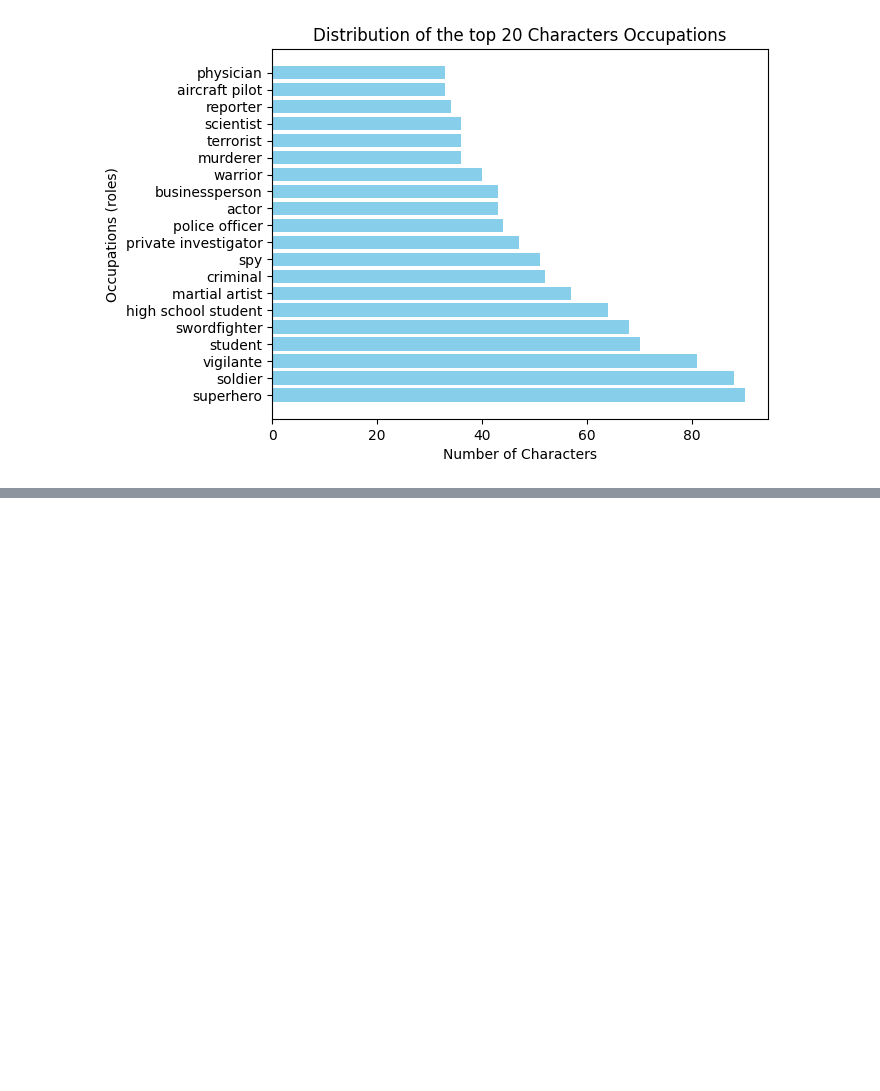
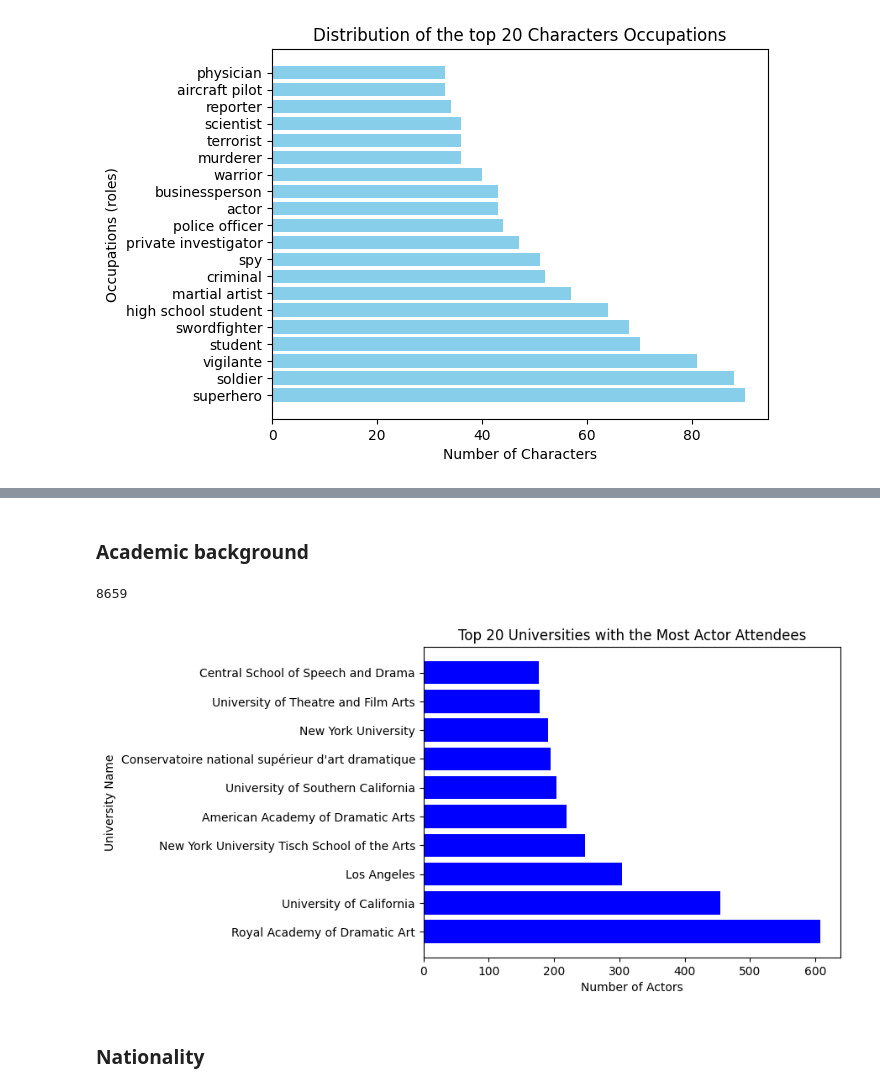
Before and after one commit to epfl-ada/ada-2024-project-bradaframanadamada, a Jupyter notebook: results.ipynb, the cells around one changed output, grey strips where cells are left out. Drawn from its saved outputs; the diff is of its cells as text; code cells hidden in the pictures; blank space fills up the shorter version.

```diff
--- a/results.ipynb
+++ b/results.ipynb
@@ -436,0 +485,26 @@ plt.show()
+# %% [markdown]
+### Academic background
+# %%
+# flatten the list of all universities present on each actor row
+universitiesLst = [university for actorUniversityLst in actor_wikidata['alma_mater'].apply(ast.literal_eval) for university in set(actorUniversityLst)] # make each university unique for each actor
+
+# count the occurence of each university
+universityCount = Counter(universitiesLst)
+
+print(len(universityCount))
+
+# visualize the results
+df_university_count = pd.DataFrame(universityCount.items(), columns=['university_name', 'number_of_actors'])
+# sort the results and select only the top 20
+df_university_count = df_university_count.sort_values(by=['number_of_actors'], ascending=False).head(10)
+
+plt.barh(df_university_count['university_name'], df_university_count['number_of_actors'], color='blue')
+plt.xlabel('Number of Actors')
+plt.ylabel('University Name')
+plt.title('Top 20 Universities with the Most Actor Attendees')
+plt.show()
+# %% [output]
+8659
+[figure, added]
+# %% [markdown]
+### Nationality
```
Also changed, not shown: parts of 5 cells of this notebook.
